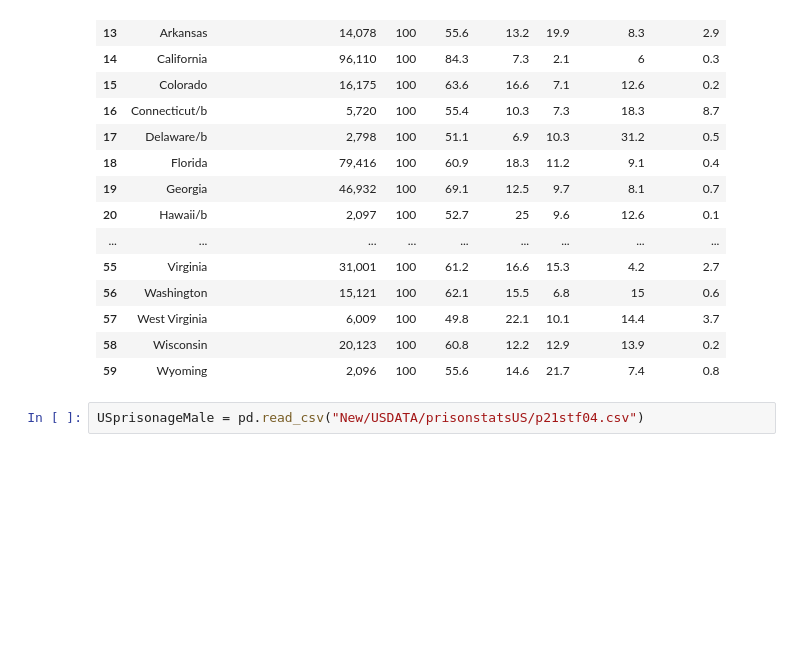
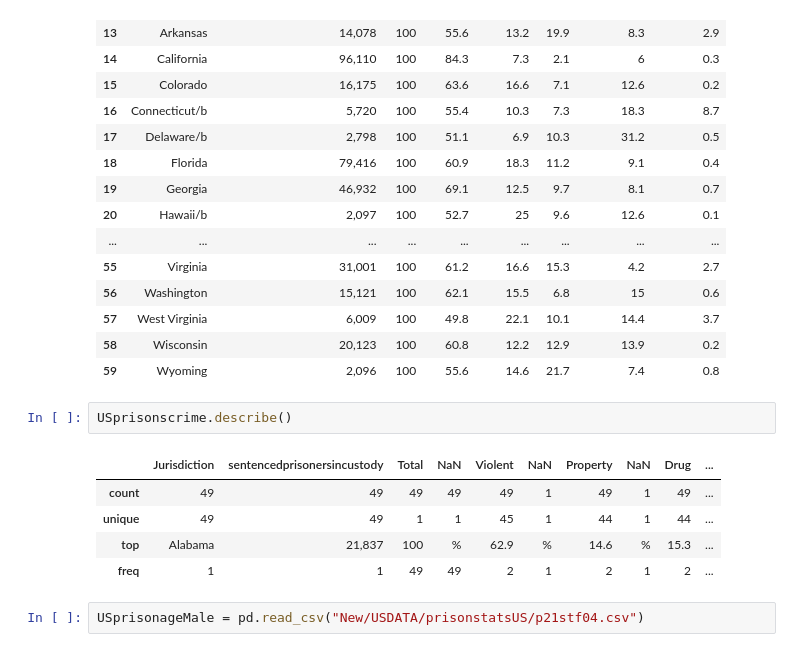
Before and after one commit to Mt122606/Curous-Conquers-, a Jupyter notebook: CuriousConquersProject/DATA/USPrisons.ipynb, the cells around one changed output. Saved outputs shown, nothing was run; the diff lists cells and outputs as text; blank space fills up the shorter version.

```diff
--- a/CuriousConquersProject/DATA/USPrisons.ipynb
+++ b/CuriousConquersProject/DATA/USPrisons.ipynb
@@ -76,6 +65,14 @@ USprisonscrime.drop(['NaN'], axis=1)
 | 57 | West Virginia | 6,009 | 100 | 49.8 | 22.1 | 10.1 | 14.4 | 3.7 |
 | 58 | Wisconsin | 20,123 | 100 | 60.8 | 12.2 | 12.9 | 13.9 | 0.2 |
 | 59 | Wyoming | 2,096 | 100 | 55.6 | 14.6 | 21.7 | 7.4 | 0.8 |
+# %%
+USprisonscrime.describe()
+# %% [output]
+|  | Jurisdiction | sentencedprisonersincustody | Total | NaN | Violent | NaN | Property | NaN | Drug | ... |
+| count | 49 | 49 | 49 | 49 | 49 | 1 | 49 | 1 | 49 | ... |
+| unique | 49 | 49 | 1 | 1 | 45 | 1 | 44 | 1 | 44 | ... |
+| top | Alabama | 21,837 | 100 | % | 62.9 | % | 14.6 | % | 15.3 | ... |
+| freq | 1 | 1 | 49 | 49 | 2 | 1 | 2 | 1 | 2 | ... |
 # %%
 USprisonageMale = pd.read_csv("New/USDATA/prisonstatsUS/p21stf04.csv")
 # %%
```
Also changed, not shown: parts of 12 cells of this notebook, 8 other files.
